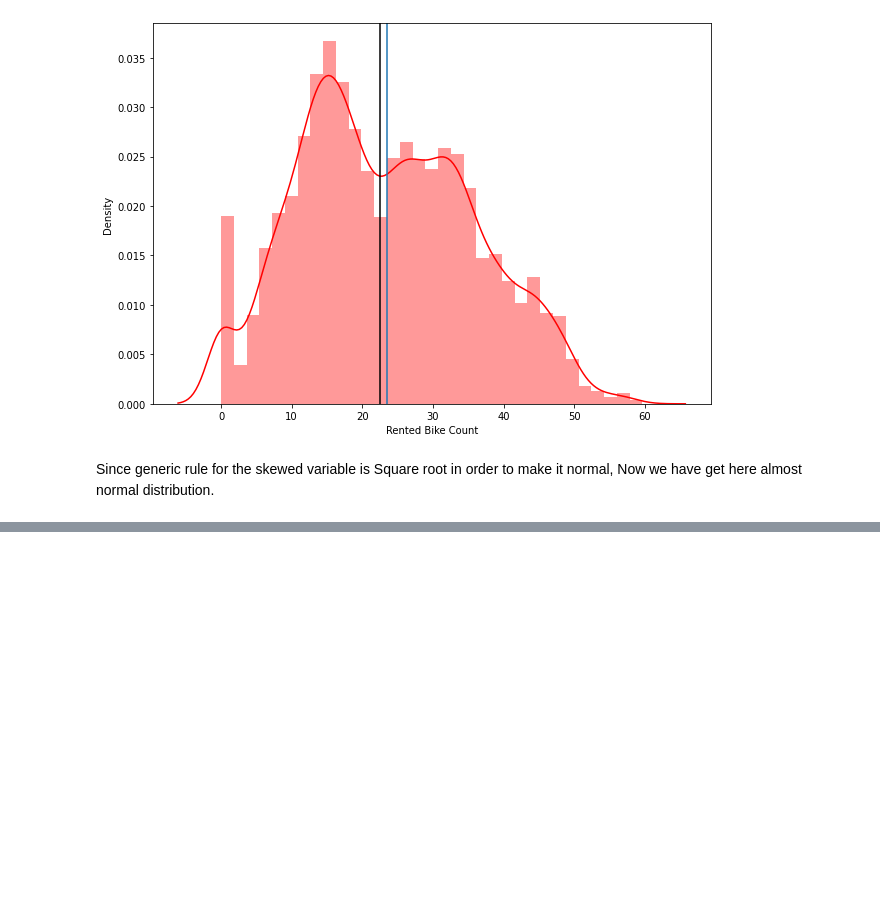
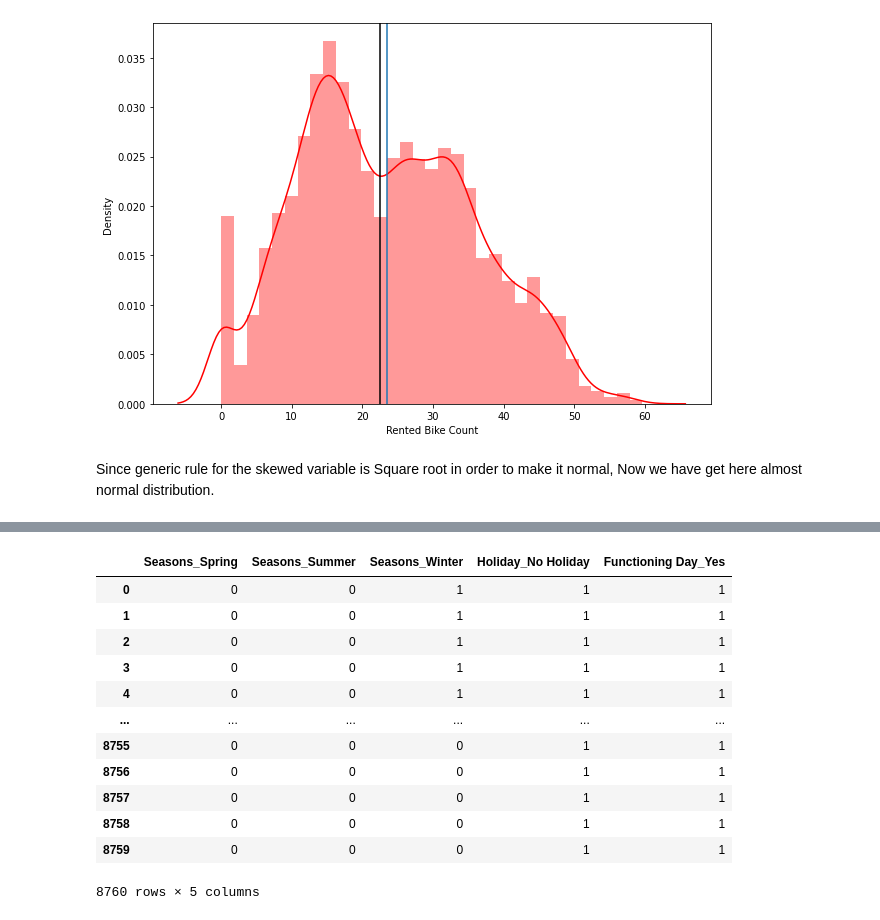
Before and after one commit to Deeksha-Data-Scientist/Seoul-Bike-Sharing-Demand-Prediction, a Jupyter notebook: Bike_Sharing_Demand_Prediction_Capstone_Project.ipynb, the cells around one changed output, grey strips where cells are left out. Cells and saved outputs as stored; diff of their text form; code cells hidden in the pictures; blank space fills up the shorter version.

```diff
--- a/Bike_Sharing_Demand_Prediction_Capstone_Project.ipynb
+++ b/Bike_Sharing_Demand_Prediction_Capstone_Project.ipynb
@@ -257,0 +292,16 @@ Since generic rule for the skewed variable is Square root  in order to make it n
+# %%
+dummy_categorical_feature
+# %% [output]
+|  | Seasons_Spring | Seasons_Summer | Seasons_Winter | Holiday_No Holiday | Functioning Day_Yes |
+| 0 | 0 | 0 | 1 | 1 | 1 |
+| 1 | 0 | 0 | 1 | 1 | 1 |
+| 2 | 0 | 0 | 1 | 1 | 1 |
+| 3 | 0 | 0 | 1 | 1 | 1 |
+| 4 | 0 | 0 | 1 | 1 | 1 |
+| ... | ... | ... | ... | ... | ... |
+| 8755 | 0 | 0 | 0 | 1 | 1 |
+| 8756 | 0 | 0 | 0 | 1 | 1 |
+| 8757 | 0 | 0 | 0 | 1 | 1 |
+| 8758 | 0 | 0 | 0 | 1 | 1 |
+| 8759 | 0 | 0 | 0 | 1 | 1 |
+8760 rows × 5 columns
```
Also changed, not shown: parts of 12 cells of this notebook.
